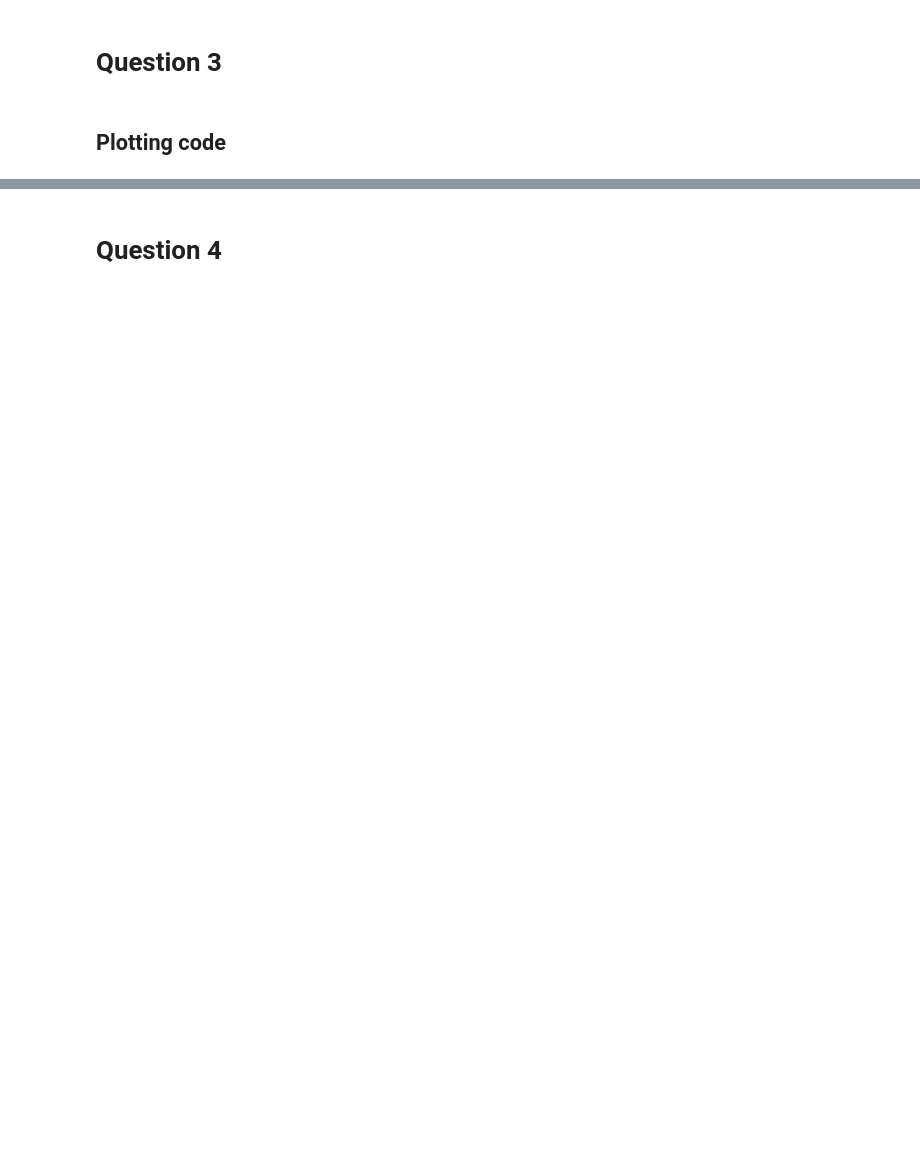
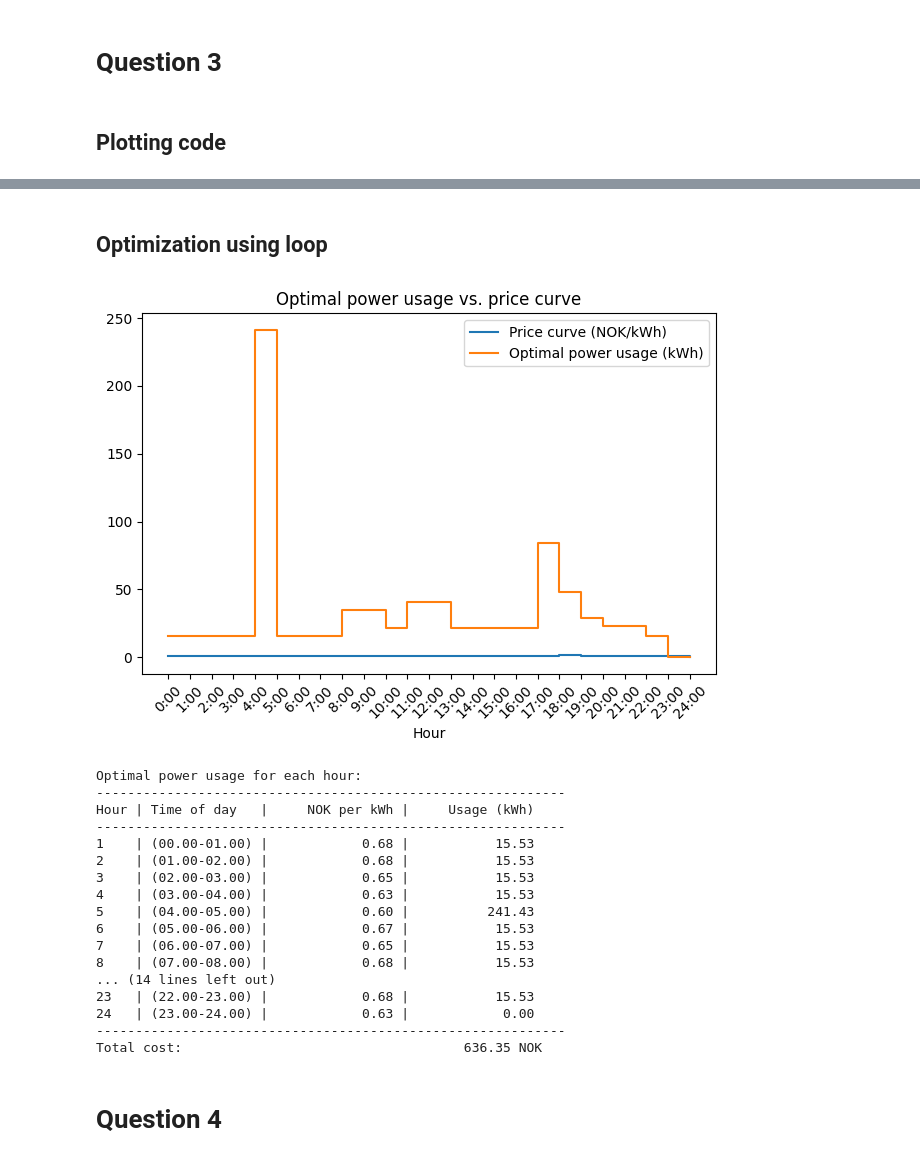
Before and after one commit to aishanbianshan/IN5410_a1, a Jupyter notebook: assignment1.ipynb, the cells around one changed output, grey strips where cells are left out. Drawn from its saved outputs; the diff is of its cells as text; code cells hidden in the pictures; blank space fills up the shorter version.

```diff
--- a/assignment1.ipynb
+++ b/assignment1.ipynb
@@ -511,3 +346,56 @@ Hour 23: 0.00 kWh
+# %% [markdown]
+## Optimization using loop
+# %%
+RTP_costs = np.array(generate_price_curve_RTP(peak_hours))
+EV_power_requirement = shiftable_appliances[-1]["power"]
+p = np.array([appliance["power"] for appliance in shiftable_appliances[:-1]])
+NUM_HOUSEHOLDS = 30
+NUM_HOUSEHOlDS_WITH_EV = 5
+
+# Initialize an array to store the optimal usage for each hour
+optimal_usage = np.zeros_like(RTP_costs)
+
+# Create a binary vector for the constraints
+e = np.ones((1, 24))
+
+# For each shiftable appliance
+for i, appliance_power in enumerate(p):
+    # Solve the linear programming problem for this appliance
+    result = linprog(RTP_costs, A_eq=e, b_eq=np.array([appliance_power]))
+
+    # Add the optimal usage for this appliance to the total optimal usage
+    optimal_usage += result.x * NUM_HOUSEHOLDS
+
+# Solve the linear programming problem for the EV
+result_EV = linprog(RTP_costs, A_eq=e, b_eq=np.array([EV_power_requirement]))
+optimal_usage += result_EV.x * NUM_HOUSEHOlDS_WITH_EV
+
+# Add non-shiftable appliances to the optimal_usage
+for appliance in non_shiftable_appliances:
+    for hour in appliance["hours"]:
+        optimal_usage[hour] += appliance["power"] * 30 / len(appliance["hours"])
+
+plot_price_curve_vs_usage(RTP_costs, optimal_usage)
+print_optimal_usage(costs, optimal_usage)
+# %% [output]
+[figure, added]
+Optimal power usage for each hour:
+------------------------------------------------------------
+Hour | Time of day   |     NOK per kWh |     Usage (kWh)
+------------------------------------------------------------
+1    | (00.00-01.00) |            0.68 |           15.53
+2    | (01.00-02.00) |            0.68 |           15.53
+3    | (02.00-03.00) |            0.65 |           15.53
+4    | (03.00-04.00) |            0.63 |           15.53
+5    | (04.00-05.00) |            0.60 |          241.43
+6    | (05.00-06.00) |            0.67 |           15.53
+7    | (06.00-07.00) |            0.65 |           15.53
+8    | (07.00-08.00) |            0.68 |           15.53
+... (14 lines left out)
+23   | (22.00-23.00) |            0.68 |           15.53
+24   | (23.00-24.00) |            0.63 |            0.00
+------------------------------------------------------------
+Total cost:                                    636.35 NOK
 # %% [markdown]
 # Question 4
 # %%
```
Also changed, not shown: parts of 20 cells of this notebook.
